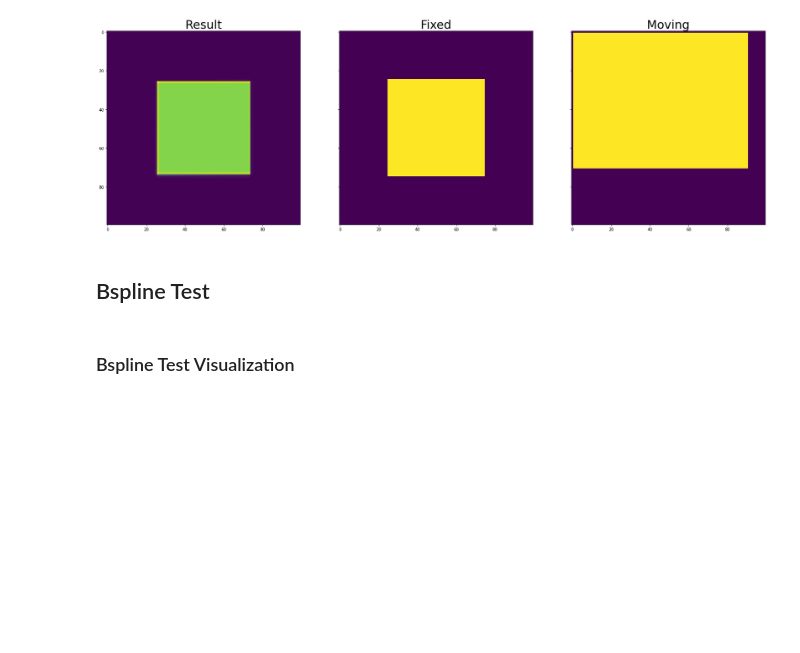
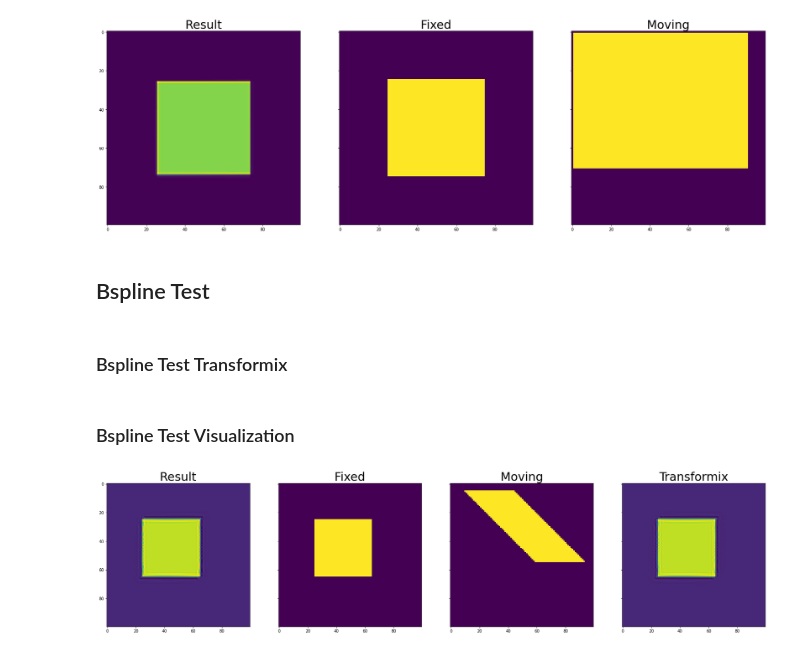
Before and after one commit to InsightSoftwareConsortium/ITKElastix, a Jupyter notebook: examples/ITK_UnitTestExample_ElastixRegistration.ipynb, the cells around one changed output. Drawn from its saved outputs; the diff is of its cells as text; code cells hidden in the pictures; blank space fills up the shorter version.

```diff
--- a/examples/ITK_UnitTestExample_ElastixRegistration.ipynb
+++ b/examples/ITK_UnitTestExample_ElastixRegistration.ipynb
@@ -115,5 +122,38 @@ result_image_bspline, result_transform_parameters = itk.elastix_registration_met
     fixed_image_bspline, moving_image_bspline,
     parameter_object=parameter_object,
     log_to_console=True)
+# %% [markdown]
+### Bspline Test Transformix
+# %%
+# Load Transformix Object
+transformix_object = itk.TransformixFilter.New()
+
+# Transformix is not working with numpy yet, so casting to itk image view required
+moving_image_bspline = itk.image_view_from_array(moving_image_bspline)
+transformix_object.SetMovingImage(moving_image_bspline)
+transformix_object.SetTransformParameterObject(result_transform_parameters)
+
+# Update object (required)
+transformix_object.UpdateLargestPossibleRegion()
+
+# Results of Transformation
+result_image_transformix = transformix_object.GetOutput()
 # %% [markdown]
 ### Bspline Test Visualization
+# %%
+%matplotlib inline
+
+# Plot images
+fig, axs = plt.subplots(1,4, sharey=True, figsize=[30,30])
+plt.figsize=[100,100]
+axs[0].imshow(result_image_bspline)
+axs[0].set_title('Result', fontsize=30)
+axs[1].imshow(fixed_image_bspline)
+axs[1].set_title('Fixed', fontsize=30)
+axs[2].imshow(moving_image_bspline)
+axs[2].set_title('Moving', fontsize=30)
+axs[3].imshow(result_image_transformix)
+axs[3].set_title('Transformix', fontsize=30)
+plt.show()
+# %% [output]
+[figure, added]
```
Also changed, not shown: parts of 7 cells of this notebook, 6 other files.
